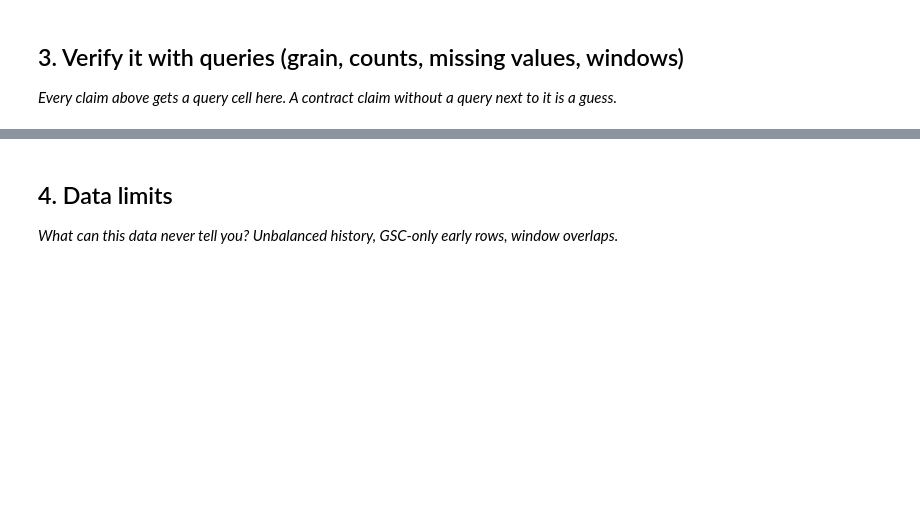
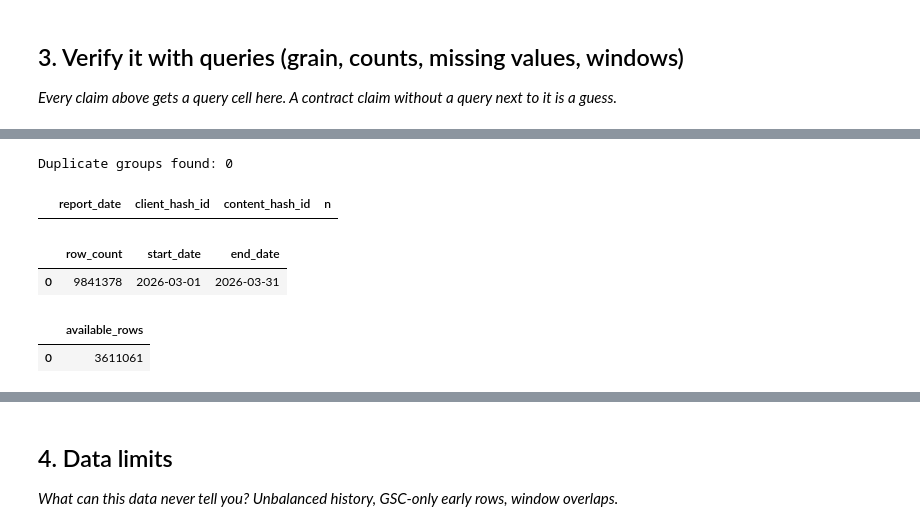
Before and after one commit to maryam12arshad17/flyrank-internship-ml, a Jupyter notebook: work/notebooks/w03_data_contract.ipynb, the cells around one changed output, grey strips where cells are left out. Cells and saved outputs as stored; diff of their text form; code cells hidden in the pictures; blank space fills up the shorter version.

```diff
--- a/work/notebooks/w03_data_contract.ipynb
+++ b/work/notebooks/w03_data_contract.ipynb
@@ -29,0 +89,35 @@ This skeleton is yours to fill. Work the sections **in order** — each one has
+# %%
+# Query 1 — grain check
+grain_check = con.sql(f"""
+    SELECT report_date, client_hash_id, content_hash_id, COUNT(*) AS n
+    FROM read_parquet('{BASE}/fact_content_daily_performance/month={MONTH}/*.parquet')
+    GROUP BY report_date, client_hash_id, content_hash_id
+    HAVING COUNT(*) > 1
+    LIMIT 10
+""").df()
+print("Duplicate groups found:", len(grain_check))
+grain_check
+# %% [output]
+Duplicate groups found: 0
+|  | report_date | client_hash_id | content_hash_id | n |
+# %%
+# Query 2 — row count and date span
+row_count_span = con.sql(f"""
+    SELECT COUNT(*) AS row_count, MIN(report_date) AS start_date, MAX(report_date) AS end_date
+    FROM read_parquet('{BASE}/fact_content_daily_performance/month={MONTH}/*.parquet')
+""").df()
+row_count_span
+# %% [output]
+|  | row_count | start_date | end_date |
+| 0 | 9841378 | 2026-03-01 | 2026-03-31 |
+# %%
+# Query 3 — availability, filtered with IS TRUE
+availability = con.sql(f"""
+    SELECT COUNT(*) AS available_rows
+    FROM read_parquet('{BASE}/fact_content_daily_performance/month={MONTH}/*.parquet')
+    WHERE gsc_data_available IS TRUE
+""").df()
+availability
+# %% [output]
+|  | available_rows |
+| 0 | 3611061 |
```
Also changed, not shown: parts of 13 cells of this notebook.
